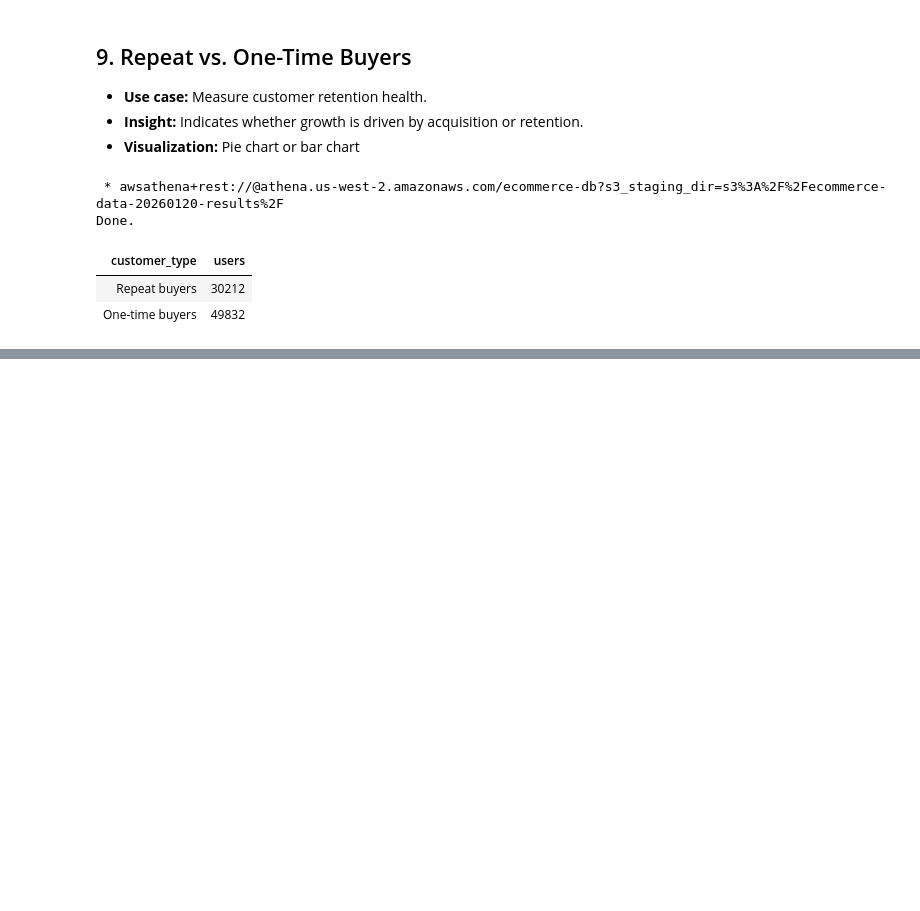
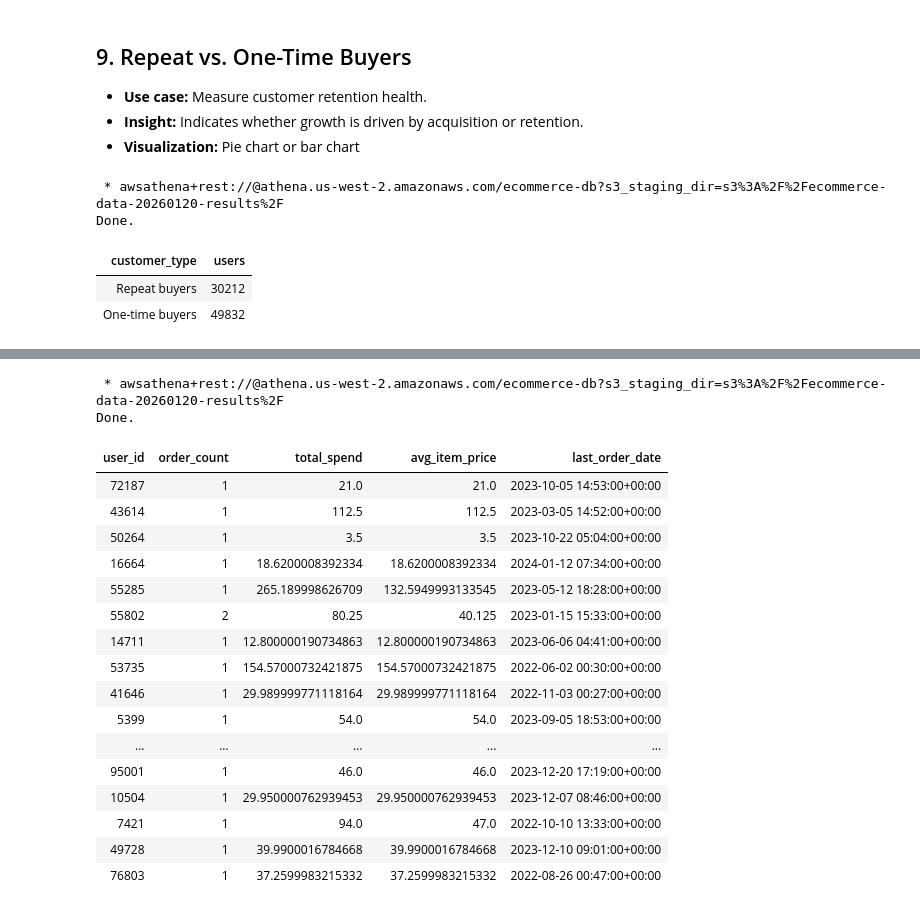
Before and after one commit to wsko/intro_to_sagemaker, a Jupyter notebook: 02_ecommerce_data_analytics_with_SageMaker_SQL.ipynb, the cells around one changed output, grey strips where cells are left out. Saved outputs shown, nothing was run; the diff lists cells and outputs as text; code cells hidden in the pictures; blank space fills up the shorter version.

```diff
--- a/02_ecommerce_data_analytics_with_SageMaker_SQL.ipynb
+++ b/02_ecommerce_data_analytics_with_SageMaker_SQL.ipynb
@@ -755,0 +793,35 @@ Done.
+# %%
+%%sql
+SELECT
+  u.id AS user_id,
+  COUNT(DISTINCT o.order_id) AS order_count,
+  SUM(p.retail_price) AS total_spend,
+  AVG(p.retail_price) AS avg_item_price,
+  MAX(o.created_at) AS last_order_date
+FROM users u
+JOIN orders o ON u.id = o.user_id
+JOIN order_items oi ON o.order_id = oi.order_id
+JOIN products p ON oi.product_id = p.id
+WHERE oi.status = 'Complete'
+GROUP BY u.id
+LIMIT 20;
+# %% [output]
+ * awsathena+rest://@athena.us-west-2.amazonaws.com/ecommerce-db?s3_staging_dir=s3%3A%2F%2Fecommerce-data-20260120-results%2F
+Done.
+| user_id | order_count | total_spend | avg_item_price | last_order_date |
+| 72187 | 1 | 21.0 | 21.0 | 2023-10-05 14:53:00+00:00 |
+| 43614 | 1 | 112.5 | 112.5 | 2023-03-05 14:52:00+00:00 |
+| 50264 | 1 | 3.5 | 3.5 | 2023-10-22 05:04:00+00:00 |
+| 16664 | 1 | 18.6200008392334 | 18.6200008392334 | 2024-01-12 07:34:00+00:00 |
+| 55285 | 1 | 265.189998626709 | 132.5949993133545 | 2023-05-12 18:28:00+00:00 |
+| 55802 | 2 | 80.25 | 40.125 | 2023-01-15 15:33:00+00:00 |
+| 14711 | 1 | 12.800000190734863 | 12.800000190734863 | 2023-06-06 04:41:00+00:00 |
+| 53735 | 1 | 154.57000732421875 | 154.57000732421875 | 2022-06-02 00:30:00+00:00 |
+| 41646 | 1 | 29.989999771118164 | 29.989999771118164 | 2022-11-03 00:27:00+00:00 |
+| 5399 | 1 | 54.0 | 54.0 | 2023-09-05 18:53:00+00:00 |
+| ... | ... | ... | ... | ... |
+| 95001 | 1 | 46.0 | 46.0 | 2023-12-20 17:19:00+00:00 |
+| 10504 | 1 | 29.950000762939453 | 29.950000762939453 | 2023-12-07 08:46:00+00:00 |
+| 7421 | 1 | 94.0 | 47.0 | 2022-10-10 13:33:00+00:00 |
+| 49728 | 1 | 39.9900016784668 | 39.9900016784668 | 2023-12-10 09:01:00+00:00 |
+| 76803 | 1 | 37.2599983215332 | 37.2599983215332 | 2022-08-26 00:47:00+00:00 |
```
Also changed, not shown: parts of 8 cells of this notebook.
